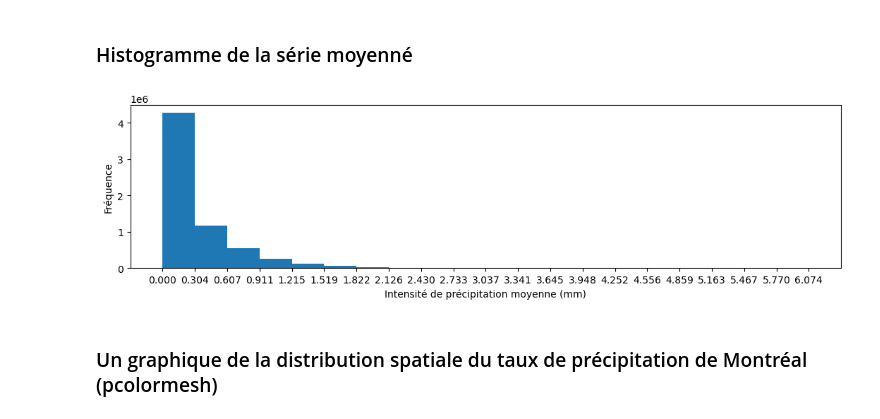
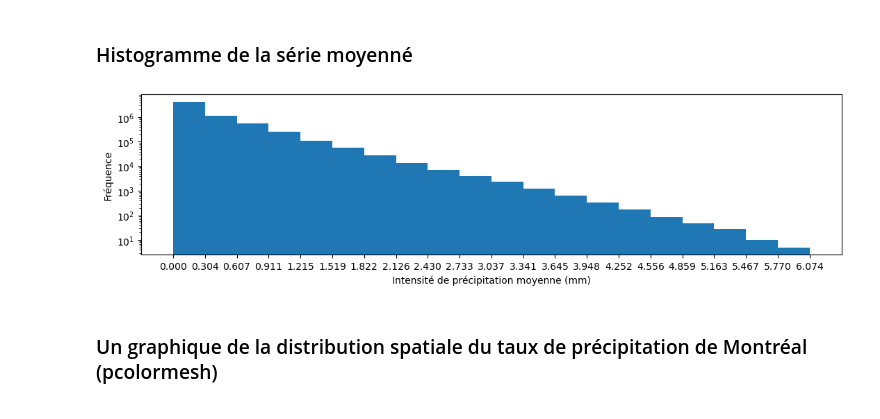
Before and after one commit to Maina-3/laboratoire3, a Jupyter notebook: experience1.ipynb, the cells around one changed output. Drawn from its saved outputs; the diff is of its cells as text; code cells hidden in the pictures.

```diff
--- a/experience1.ipynb
+++ b/experience1.ipynb
@@ -658,25 +660,24 @@ plt.savefig('dist_moyenne.png',bbox_inches='tight')
 ### Histogramme de la série moyenné
 # %%
 bin = 20
-Serie_nov_moy=Serie_nov_moyenne.values
+Serie_nov_moy = Serie_nov_moyenne.values
 min_val = np.min(Serie_nov_moyenne)
 max_val = np.max(Serie_nov_moyenne)
 # Création des echelle logarithmique
-bins= np.linspace(min_val,max_val,bin+1)
-Serie_nov_moy=Serie_nov_moy.ravel()
+bins = np.linspace(min_val, max_val, bin + 1)
+Serie_nov_moy = Serie_nov_moy.ravel()
 # Création de l'histogramme
 fig, ax = plt.subplots(figsize=(13, 3))
 ax.hist(Serie_nov_moy, bins=bins)
 ax.set_yscale("log")
 
 # Permet d'avoir des axes personnasiler
-ax.xaxis.set_major_formatter(ScalarFormatter())
-ax.set_xticks(bins) # ticks aux bornes des bins
+ax.set_xticks(bins)  # ticks aux bornes des bins
 ax.set_xlabel('Intensité de précipitation moyenne (mm)')
 ax.set_ylabel('Fréquence')
-plt.savefig('histomoynov.png',bbox_inches='tight')
+plt.savefig('histomoynov.png', bbox_inches='tight')
 # %% [output]
-[figure, old version]
+[figure, new version]
 # %% [markdown]
 ###  Un graphique de la distribution spatiale du taux de précipitation de Montréal (pcolormesh)
 # %%
```
Also changed, not shown: parts of 37 cells of this notebook.
